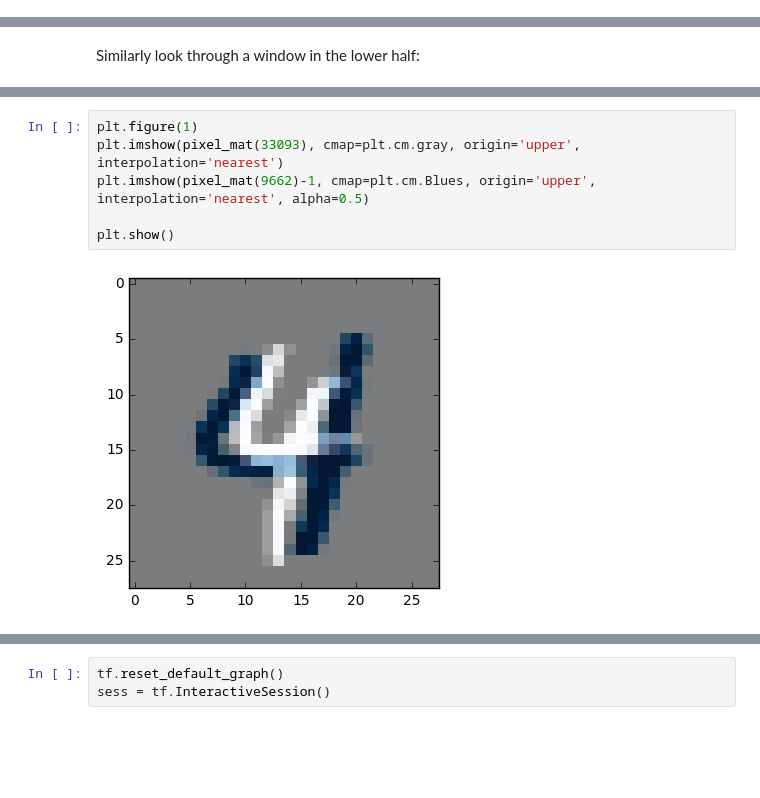
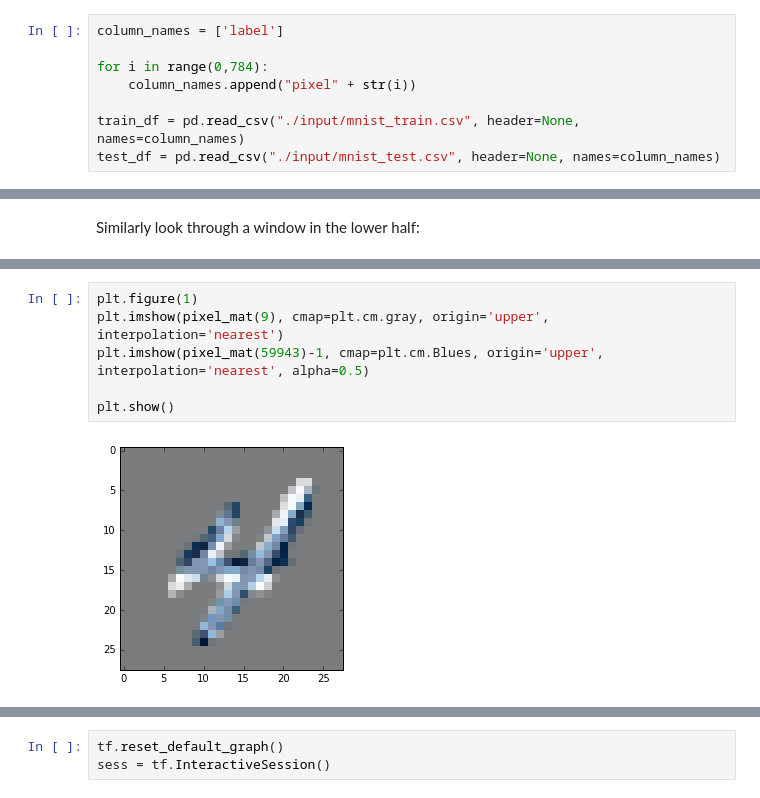
Before and after one commit to richcorrado/MNIST-digits, a Jupyter notebook: MNIST_Digits_TensorFlow.ipynb, the cells around one changed output, grey strips where cells are left out. Saved outputs shown, nothing was run; the diff lists cells and outputs as text; blank space fills up the shorter version.

```diff
--- a/MNIST_Digits_TensorFlow.ipynb
+++ b/MNIST_Digits_TensorFlow.ipynb
@@ -51,0 +53,8 @@ The data consist of handwritten digits that have been processed by recording the
+# %%
+column_names = ['label']
+
+for i in range(0,784):
+    column_names.append("pixel" + str(i))
+
+train_df = pd.read_csv("./input/mnist_train.csv", header=None, names=column_names)
+test_df = pd.read_csv("./input/mnist_test.csv", header=None, names=column_names)
@@ -958,12 +1032,12 @@ Because using the filter is equivalent to sharing weights,  the convolutional la
 We have seen that many of the handwritten digits do contain many features in common, but they tend to be slightly displaced from digit to digit. As an example, consider these 4s:
 # %%
 plt.figure(1)
-plt.imshow(pixel_mat(33093), cmap=plt.cm.gray, origin='upper', interpolation='nearest')
-plt.imshow(pixel_mat(9662)-1, cmap=plt.cm.Blues, origin='upper', interpolation='nearest', alpha=0.5)
+plt.imshow(pixel_mat(9), cmap=plt.cm.gray, origin='upper', interpolation='nearest')
+plt.imshow(pixel_mat(59943)-1, cmap=plt.cm.Blues, origin='upper', interpolation='nearest', alpha=0.5)
 
 plt.show()
 # %% [output]
-[figure, old version]
+[figure, new version]
 # %% [markdown]
 In addition to convolution with a stride, another way of introducing more translational invariance to the model is to use **pooling**.  A pooling layer replaces the inputs of nearby points with an output corresponding to an aggregation of the nearby inputs.  In this notebook, we'll be using **max pooling**, which replaces the inputs with the maximum input found in a rectangular neighborhood.  A cartoon version might look like:
 
```
Also changed, not shown: parts of 114 cells of this notebook, 7 other files.
